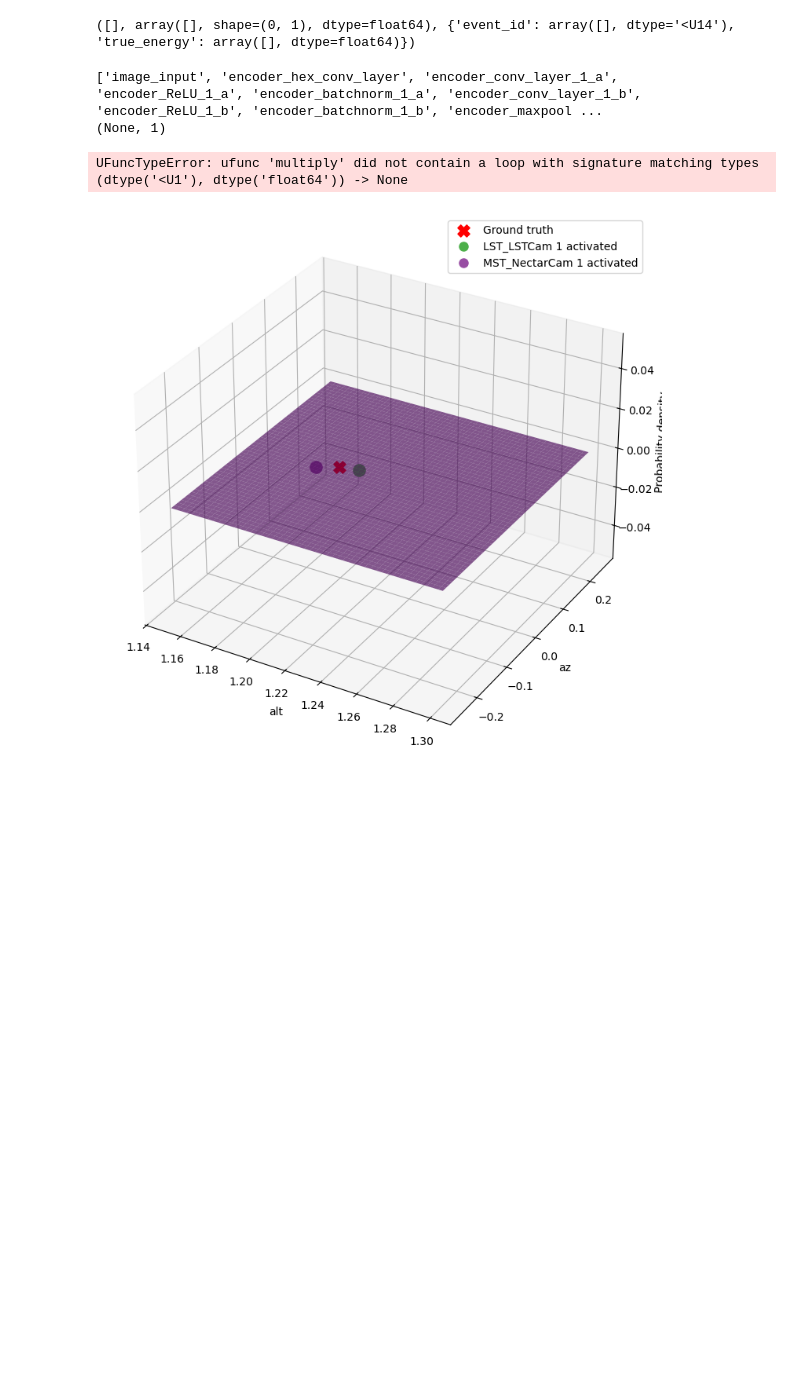
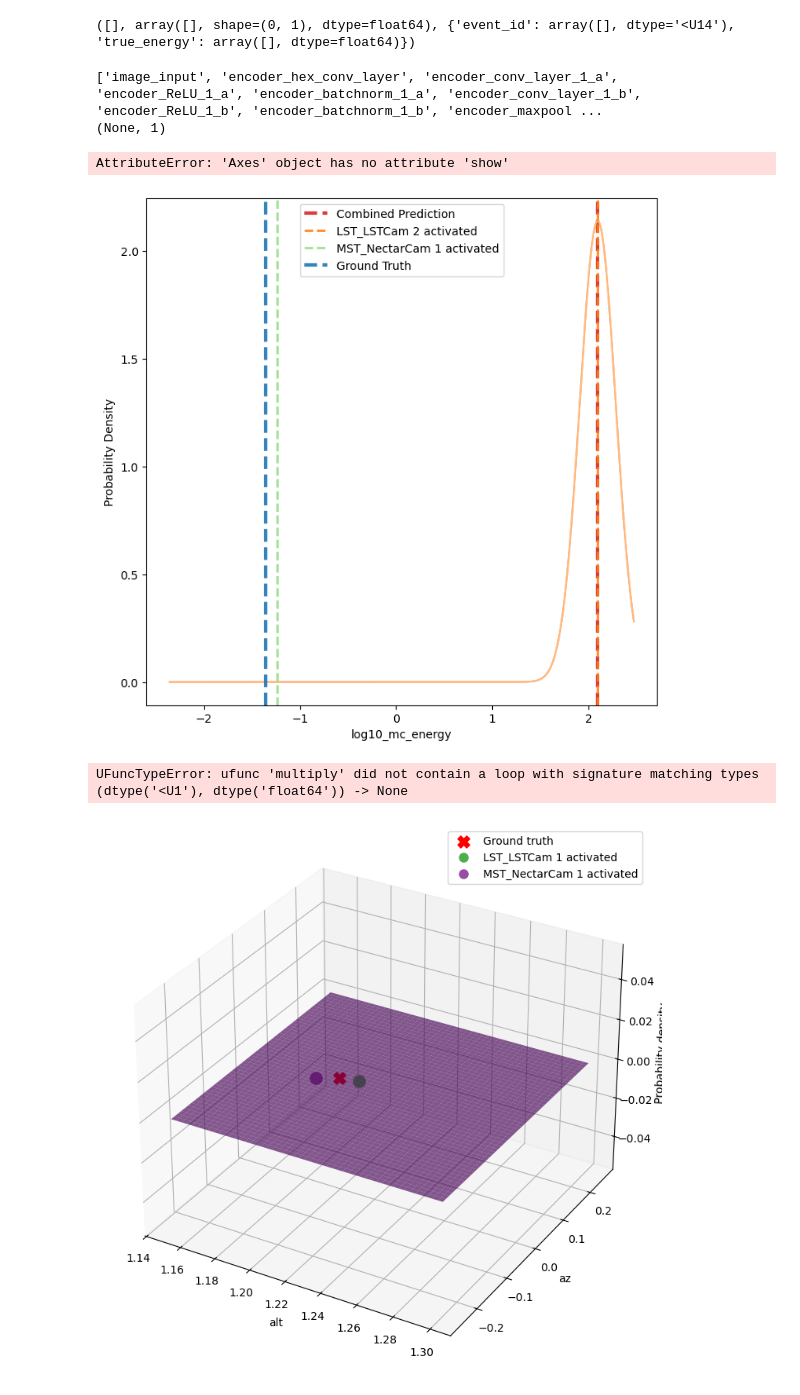
Before and after one commit to maray/gerumo, a Jupyter notebook: notebooks/uncertainty propagation.ipynb, the cells around one changed output. Drawn from its saved outputs; the diff is of its cells as text; code cells hidden in the pictures; blank space fills up the shorter version.

Commit message:
Fixed bugs in metrics and evaluate that impeed the correct functioning of energy evaluation.

```diff
--- a/notebooks/uncertainty propagation.ipynb
+++ b/notebooks/uncertainty propagation.ipynb
@@ -286,3 +286,20 @@ print(LST_LSTCam_model.layers[37].output_shape)
 # %% [output]
 ['image_input', 'encoder_hex_conv_layer', 'encoder_conv_layer_1_a', 'encoder_ReLU_1_a', 'encoder_batchnorm_1_a', 'encoder_conv_layer_1_b', 'encoder_ReLU_1_b', 'encoder_batchnorm_1_b', 'encoder_maxpool ...
 (None, 1)
+# %%
+#prediction_point [LST_mean, MST_mean]
+#variance [array([LST]), array([MST])]
+#intensity array([LST, MST])
+#num_activated_telescopes [LST, MST]
+#targets ['log10_mc_energy']
+#target_domains [target_min, target_max]
+#telescope_names ['LST_LSTCam', 'MST_NectarCam']
+#targets_values array([target])
+prediction_point = np.array([2.0941522121429443, -1.2382861375808716])
+variance = [np.array([0.0347778]), np.array([0])]
+intensity = np.array([522.00525,  96.74011])
+num_activated_telescopes = [2,1]
+targets = ['log10_mc_energy']
+target_domains = ([-2.351, 2.47],)
+telescope_names = ['LST_LSTCam', 'MST_NectarCam']
+targets_values = np.array([-1.3554913307198682])
@@ -289,3 +377,9 @@ print(LST_LSTCam_model.layers[37].output_shape)
+# %%
+ax = show_gaussian_prediction_1d_test(0, prediction_point, variance, intensity, num_activated_telescopes, targets, target_domains, telescope_names, targets_values=targets_values)
+ax.show()
+# %% [output]
+AttributeError: 'Axes' object has no attribute 'show'
+[figure, added]
 # %%
 prediction_point = np.array([1.21, 0.008, 1.19, -0.02])
 variance = np.array([[0.00000104, 0.00135414], [0, 0]])
```
Also changed, not shown: parts of 2 cells of this notebook, 2 other files.
